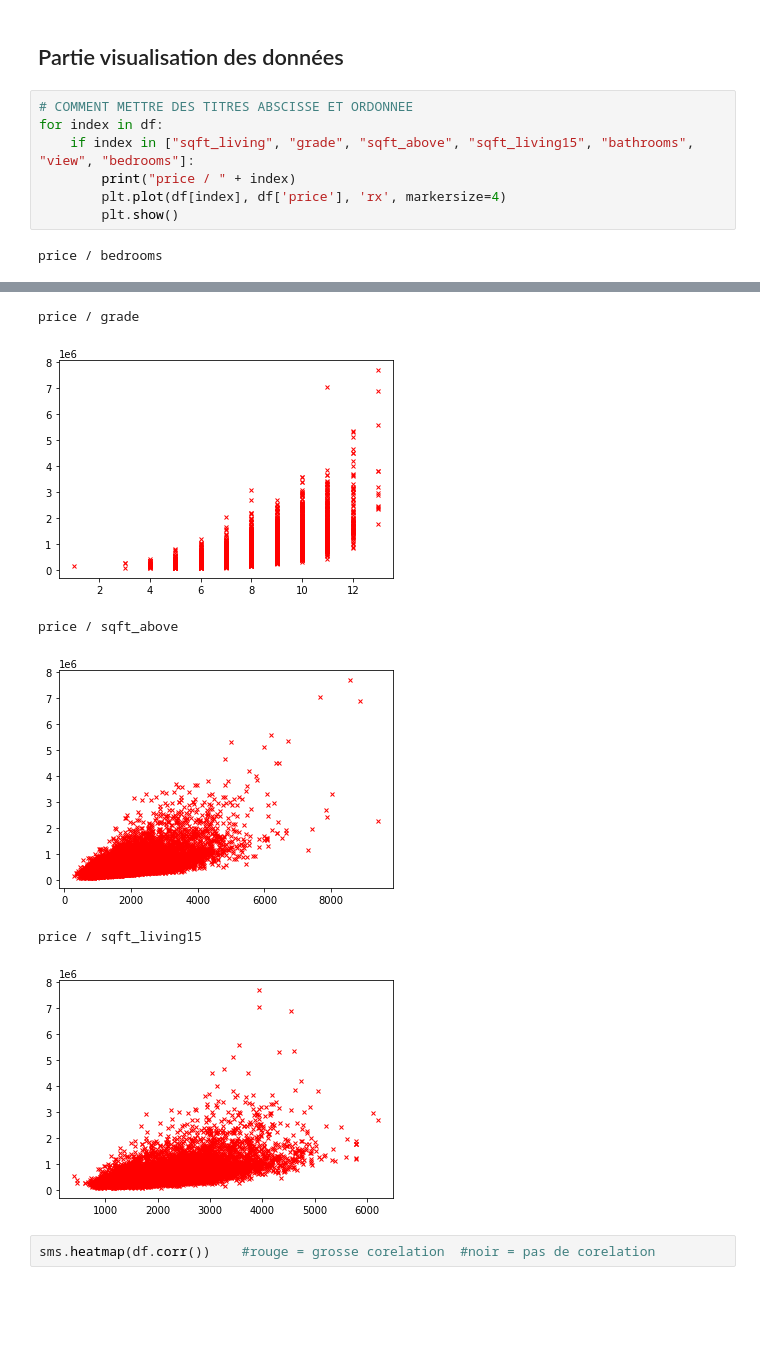
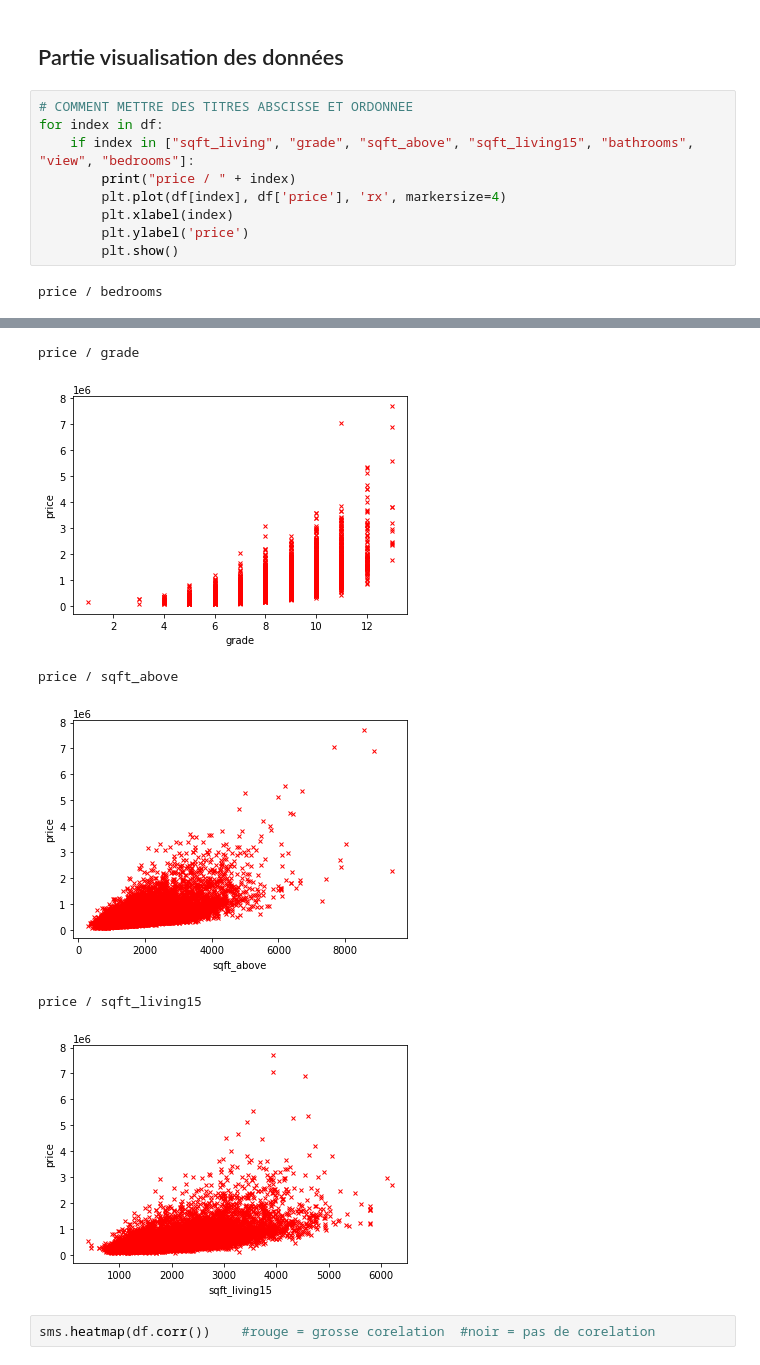
Before and after one commit to yaniskahoul/prediction_prix_maison, a Jupyter notebook: data_cleaning_analysis.ipynb, the cells around one changed output, grey strips where cells are left out. Saved outputs shown, nothing was run; the diff lists cells and outputs as text; blank space fills up the shorter version.

```diff
--- a/data_cleaning_analysis.ipynb
+++ b/data_cleaning_analysis.ipynb
@@ -218,6 +220,8 @@ for index in df:
     if index in ["sqft_living", "grade", "sqft_above", "sqft_living15", "bathrooms", "view", "bedrooms"]:
         print("price / " + index)
         plt.plot(df[index], df['price'], 'rx', markersize=4)
+        plt.xlabel(index)
+        plt.ylabel('price')
         plt.show()
 # %% [output]
 price / bedrooms
@@ -231,9 +235,9 @@ price / view
 price / grade
-[figure, old version]
+[figure, new version]
 price / sqft_above
-[figure, old version]
+[figure, new version]
 price / sqft_living15
-[figure, old version]
+[figure, new version]
 # %%
 sms.heatmap(df.corr())    #rouge = grosse corelation  #noir = pas de corelation
 # %% [output]
```
Also changed, not shown: parts of 4 cells of this notebook.
